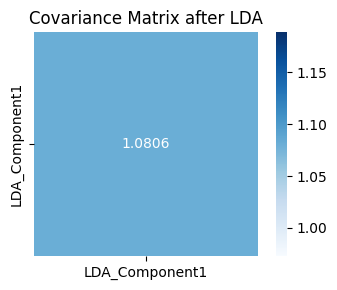
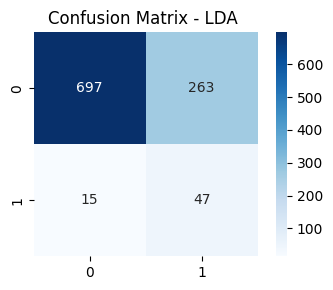
The notebook cell's code change between the first figure and the second:
--- before
+++ after
@@ -1,16 +1,13 @@
-import matplotlib.pyplot as plt
-import seaborn as sns
-import pandas as pd
+from sklearn.metrics import confusion_matrix, accuracy_score, classification_report
 
 # Convert to DataFrame for labeling (optional but helpful for seaborn)
 #X_lda_df = pd.DataFrame(X_train_lda, columns=["LDA_Component1"])
 
-# Compute covariance matrix
-cov_matrix_lda = X_lda_df.cov()
+conf_matrix = confusion_matrix(y_test.to_numpy(), lda_predictions)
 
-# Plot
+# Step 6: Plot confusion matrix using heatmap
 plt.figure(figsize=(4, 3))
-sns.heatmap(cov_matrix_lda, annot=True, cmap='Blues', fmt=".4f", square=True)
-plt.title("Covariance Matrix after LDA")
+sns.heatmap(conf_matrix, annot=True, cmap='Blues', fmt="d", square=True)
+plt.title("Confusion Matrix - LDA ")
 plt.tight_layout()
 plt.show()

Commit: updated lda and path